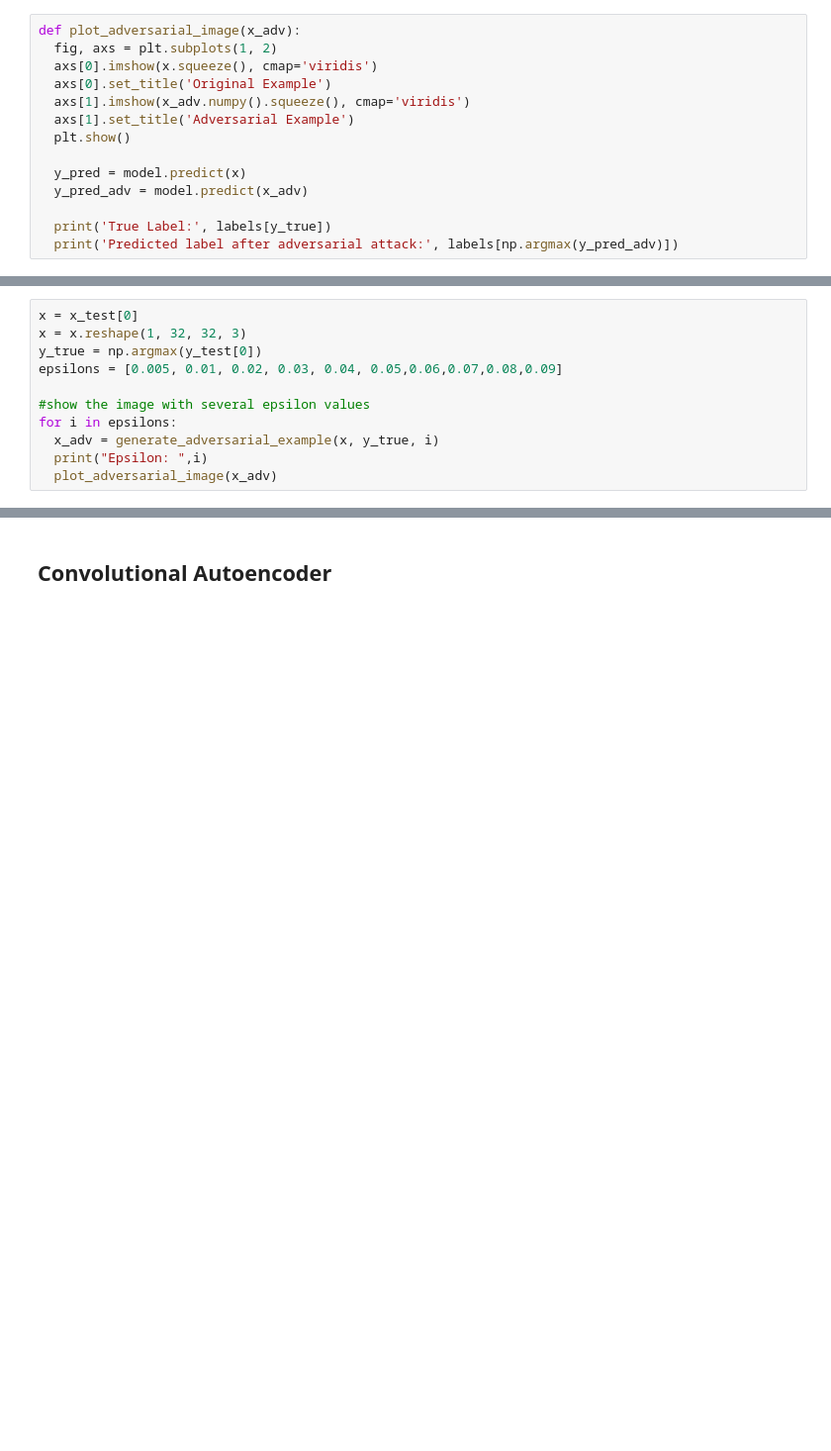
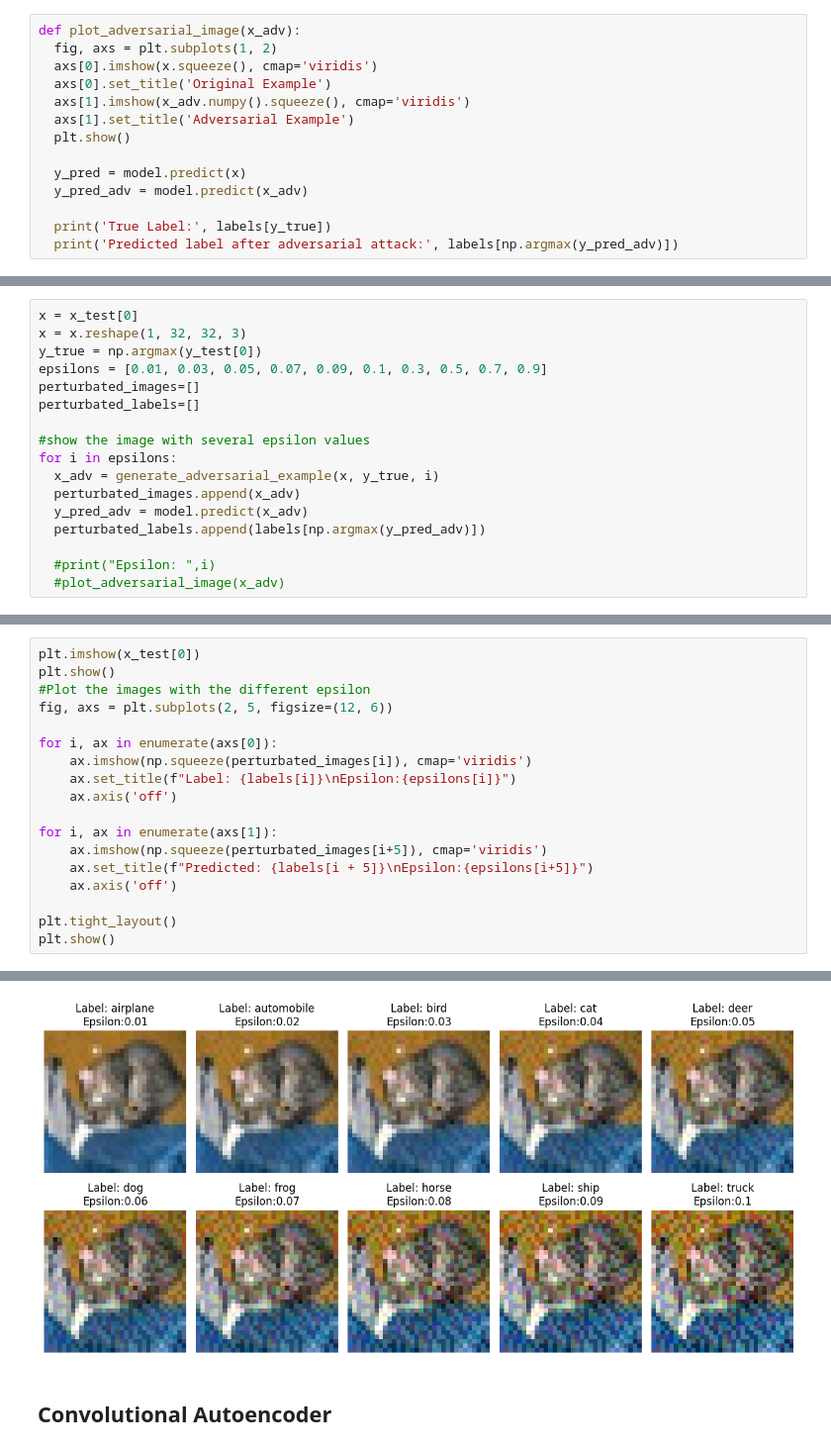
Before and after one commit to C1PO/CIFAR10-classification_and_analysis, a Jupyter notebook: cognition&computation.ipynb, the cells around one changed output, grey strips where cells are left out. Shown at 99% size. Cells and saved outputs as stored; diff of their text form; blank space fills up the shorter version.

```diff
--- a/cognition&computation.ipynb
+++ b/cognition&computation.ipynb
@@ -487,11 +610,17 @@ plt.show()
 x = x_test[0]
 x = x.reshape(1, 32, 32, 3)
 y_true = np.argmax(y_test[0])
-epsilons = [0.005, 0.01, 0.02, 0.03, 0.04, 0.05,0.06,0.07,0.08,0.09]
+epsilons = [0.01, 0.03, 0.05, 0.07, 0.09, 0.1, 0.3, 0.5, 0.7, 0.9]
+perturbated_images=[]
+perturbated_labels=[]
 
 #show the image with several epsilon values
 for i in epsilons:
   x_adv = generate_adversarial_example(x, y_true, i)
-  print("Epsilon: ",i)
-  plot_adversarial_image(x_adv)
+  perturbated_images.append(x_adv)
+  y_pred_adv = model.predict(x_adv)
+  perturbated_labels.append(labels[np.argmax(y_pred_adv)])
+
+  #print("Epsilon: ",i)
+  #plot_adversarial_image(x_adv)
 # %% [output]
@@ -530,0 +633,19 @@ Epsilon:  0.05
+# %%
+plt.imshow(x_test[0])
+plt.show()
+#Plot the images with the different epsilon
+fig, axs = plt.subplots(2, 5, figsize=(12, 6))
+
+for i, ax in enumerate(axs[0]):
+    ax.imshow(np.squeeze(perturbated_images[i]), cmap='viridis')
+    ax.set_title(f"Label: {labels[i]}\nEpsilon:{epsilons[i]}")
+    ax.axis('off')
+
+for i, ax in enumerate(axs[1]):
+    ax.imshow(np.squeeze(perturbated_images[i+5]), cmap='viridis')
+    ax.set_title(f"Predicted: {labels[i + 5]}\nEpsilon:{epsilons[i+5]}")
+    ax.axis('off')
+
+plt.tight_layout()
+plt.show()
+# %% [output]
@@ -531,3 +653,4 @@ Epsilon:  0.05
+[figure, added]
 # %% [markdown]
 ## Convolutional Autoencoder
 # %% [markdown]
```
Also changed, not shown: parts of 38 cells of this notebook.
